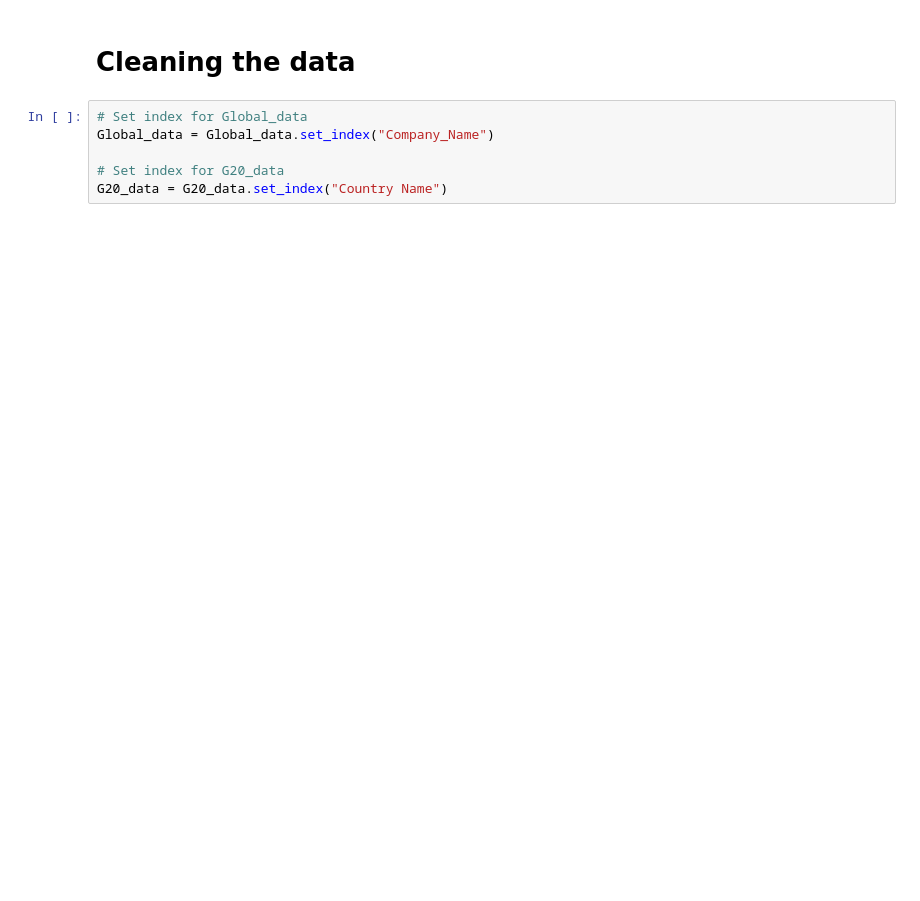
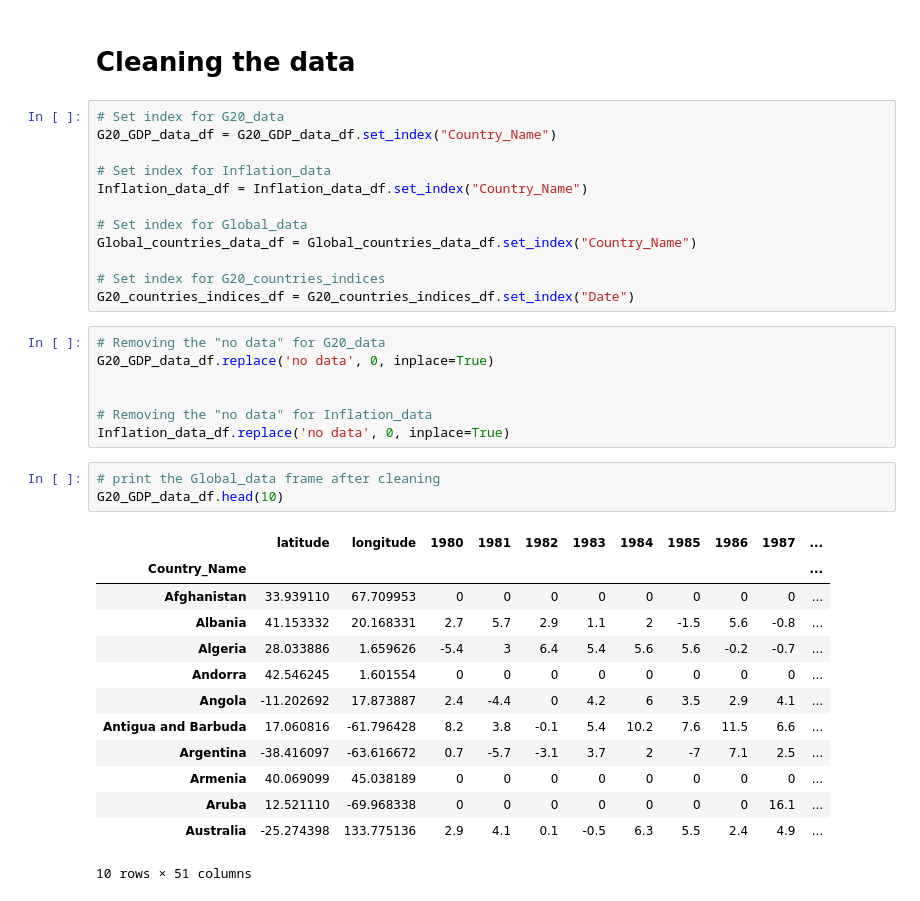
Before and after one commit to jash1112/Project_3, a Jupyter notebook: TechTitansG20/The_Project_3.ipynb, the cells around one changed output. Saved outputs shown, nothing was run; the diff lists cells and outputs as text; blank space fills up the shorter version.

```diff
--- a/TechTitansG20/The_Project_3.ipynb
+++ b/TechTitansG20/The_Project_3.ipynb
@@ -51,10 +93,40 @@ G20_data.head(10)
 # %% [markdown]
 # Cleaning the data
 # %%
+# Set index for G20_data
+G20_GDP_data_df = G20_GDP_data_df.set_index("Country_Name")
+
+# Set index for Inflation_data
+Inflation_data_df = Inflation_data_df.set_index("Country_Name")
+
 # Set index for Global_data
-Global_data = Global_data.set_index("Company_Name")
+Global_countries_data_df = Global_countries_data_df.set_index("Country_Name")
 
-# Set index for G20_data
-G20_data = G20_data.set_index("Country Name")
+# Set index for G20_countries_indices
+G20_countries_indices_df = G20_countries_indices_df.set_index("Date")
+# %%
+# Removing the "no data" for G20_data
+G20_GDP_data_df.replace('no data', 0, inplace=True)
+
+
+# Removing the "no data" for Inflation_data
+Inflation_data_df.replace('no data', 0, inplace=True)
+# %%
+# print the Global_data frame after cleaning
+G20_GDP_data_df.head(10)
+# %% [output]
+|  | latitude | longitude | 1980 | 1981 | 1982 | 1983 | 1984 | 1985 | 1986 | 1987 | ... |
+| Country_Name |  |  |  |  |  |  |  |  |  |  | ... |
+| Afghanistan | 33.939110 | 67.709953 | 0 | 0 | 0 | 0 | 0 | 0 | 0 | 0 | ... |
+| Albania | 41.153332 | 20.168331 | 2.7 | 5.7 | 2.9 | 1.1 | 2 | -1.5 | 5.6 | -0.8 | ... |
+| Algeria | 28.033886 | 1.659626 | -5.4 | 3 | 6.4 | 5.4 | 5.6 | 5.6 | -0.2 | -0.7 | ... |
+| Andorra | 42.546245 | 1.601554 | 0 | 0 | 0 | 0 | 0 | 0 | 0 | 0 | ... |
+| Angola | -11.202692 | 17.873887 | 2.4 | -4.4 | 0 | 4.2 | 6 | 3.5 | 2.9 | 4.1 | ... |
+| Antigua and Barbuda | 17.060816 | -61.796428 | 8.2 | 3.8 | -0.1 | 5.4 | 10.2 | 7.6 | 11.5 | 6.6 | ... |
+| Argentina | -38.416097 | -63.616672 | 0.7 | -5.7 | -3.1 | 3.7 | 2 | -7 | 7.1 | 2.5 | ... |
+| Armenia | 40.069099 | 45.038189 | 0 | 0 | 0 | 0 | 0 | 0 | 0 | 0 | ... |
+| Aruba | 12.521110 | -69.968338 | 0 | 0 | 0 | 0 | 0 | 0 | 0 | 16.1 | ... |
+| Australia | -25.274398 | 133.775136 | 2.9 | 4.1 | 0.1 | -0.5 | 6.3 | 5.5 | 2.4 | 4.9 | ... |
+10 rows × 51 columns
 # %%
 # print the Global_data frame after cleaning
```
Also changed, not shown: parts of 27 cells of this notebook, 23 other files.
